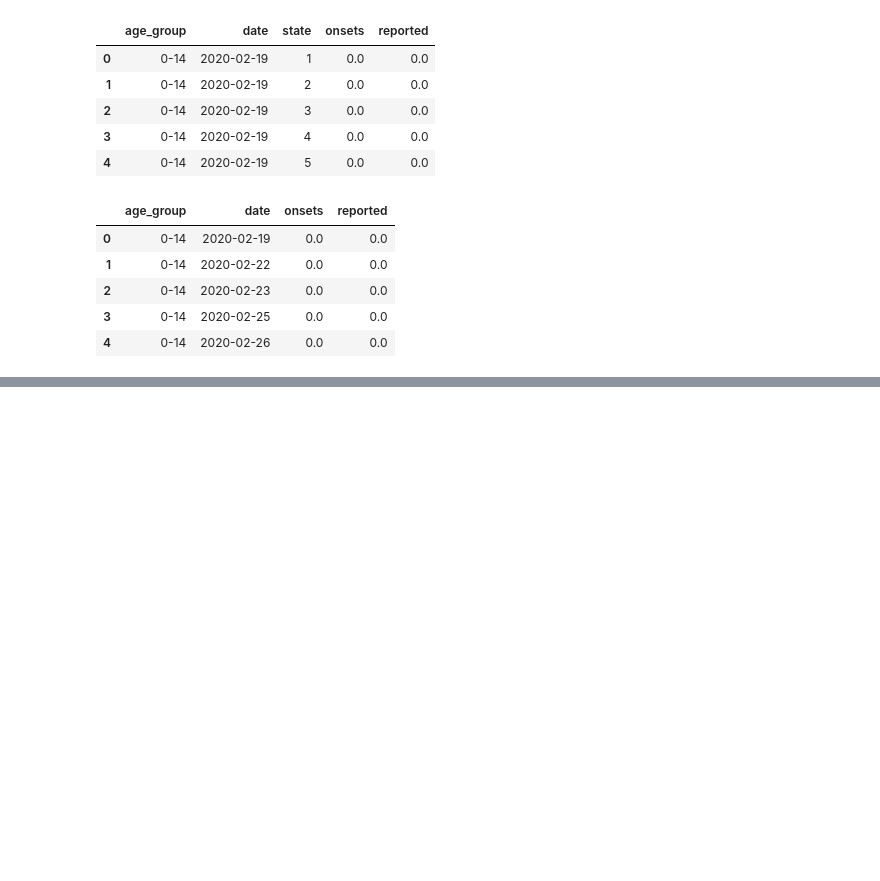
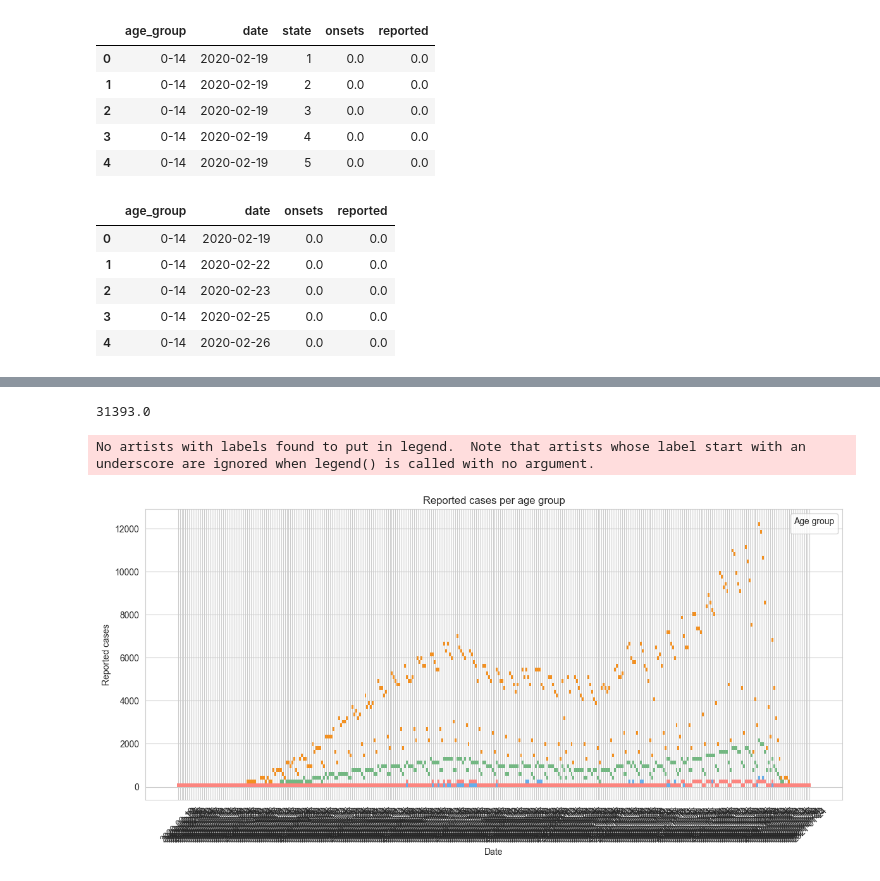
Before and after one commit to ReggieScript/InfectiousDisease-COVIDMX, a Jupyter notebook: data_process.ipynb, the cells around one changed output, grey strips where cells are left out. Drawn from its saved outputs; the diff is of its cells as text; code cells hidden in the pictures; blank space fills up the shorter version.

```diff
--- a/data_process.ipynb
+++ b/data_process.ipynb
@@ -445,0 +470,3 @@ final_df.groupby
+# %%
+data_age = pd.read_csv("./data/age_group_data.csv")
+(data_age[data_age["age_group"] == "80+"]["date"].value_counts() >1).sum
@@ -445,0 +487,21 @@ final_df.groupby
+# %%
+data_age[data_age["age_group"] == "0-14"]["reported"].sum()
+# %% [output]
+31393.0
+# %%
+#plot data age thorugh time
+import matplotlib.pyplot as plt
+import seaborn as sns
+plt.figure(figsize=(12, 6))
+sns.set_style("whitegrid")
+sns.set_palette("pastel")
+sns.histplot(data=data_age, x="date", y="reported", hue="age_group")
+plt.title("Reported cases per age group")
+plt.xlabel("Date")
+plt.ylabel("Reported cases")
+plt.xticks(rotation=45)
+plt.legend(title="Age group")
+plt.tight_layout()
+# %% [output]
+No artists with labels found to put in legend.  Note that artists whose label start with an underscore are ignored when legend() is called with no argument.
+[figure, added]
```
Also changed, not shown: parts of 5 cells of this notebook.
